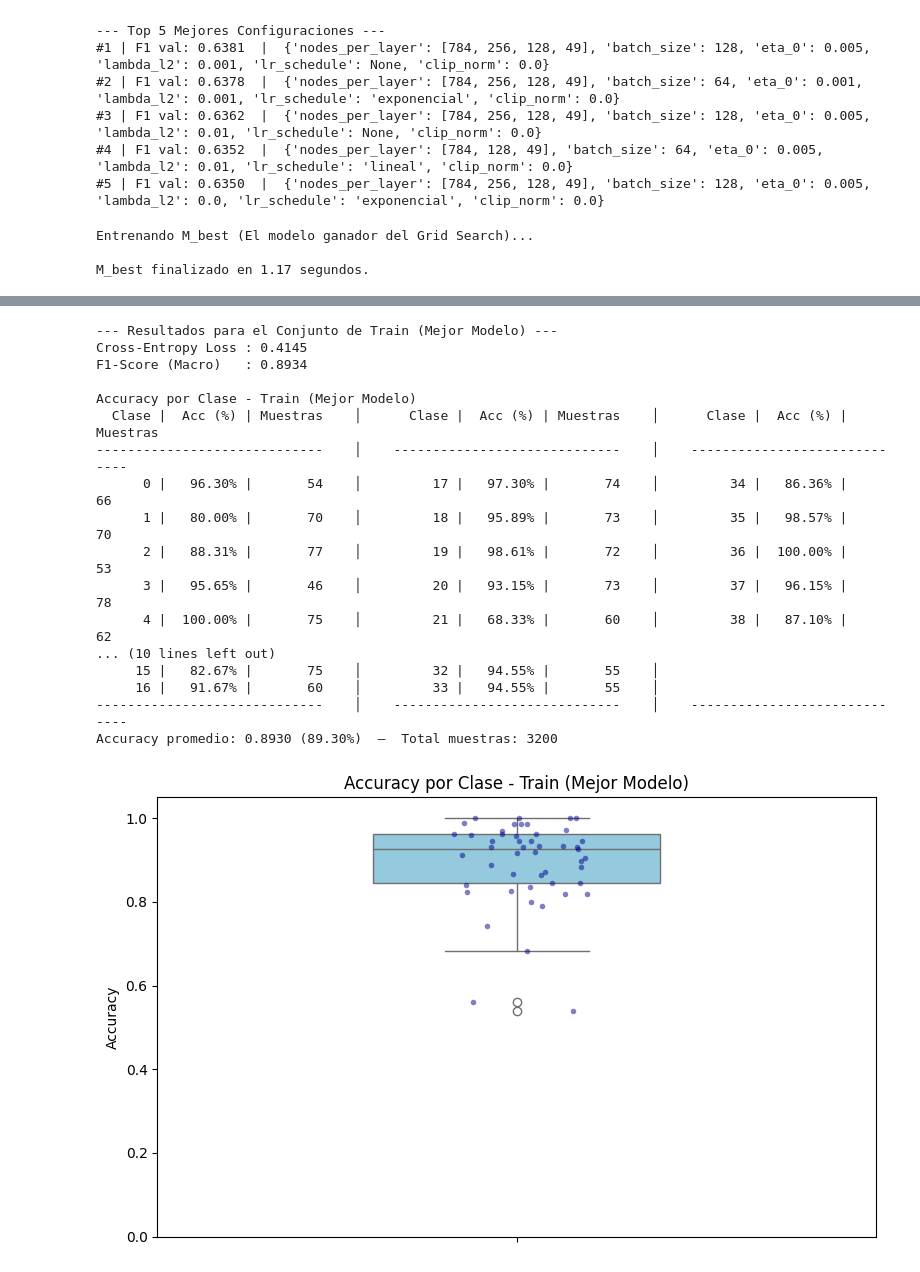
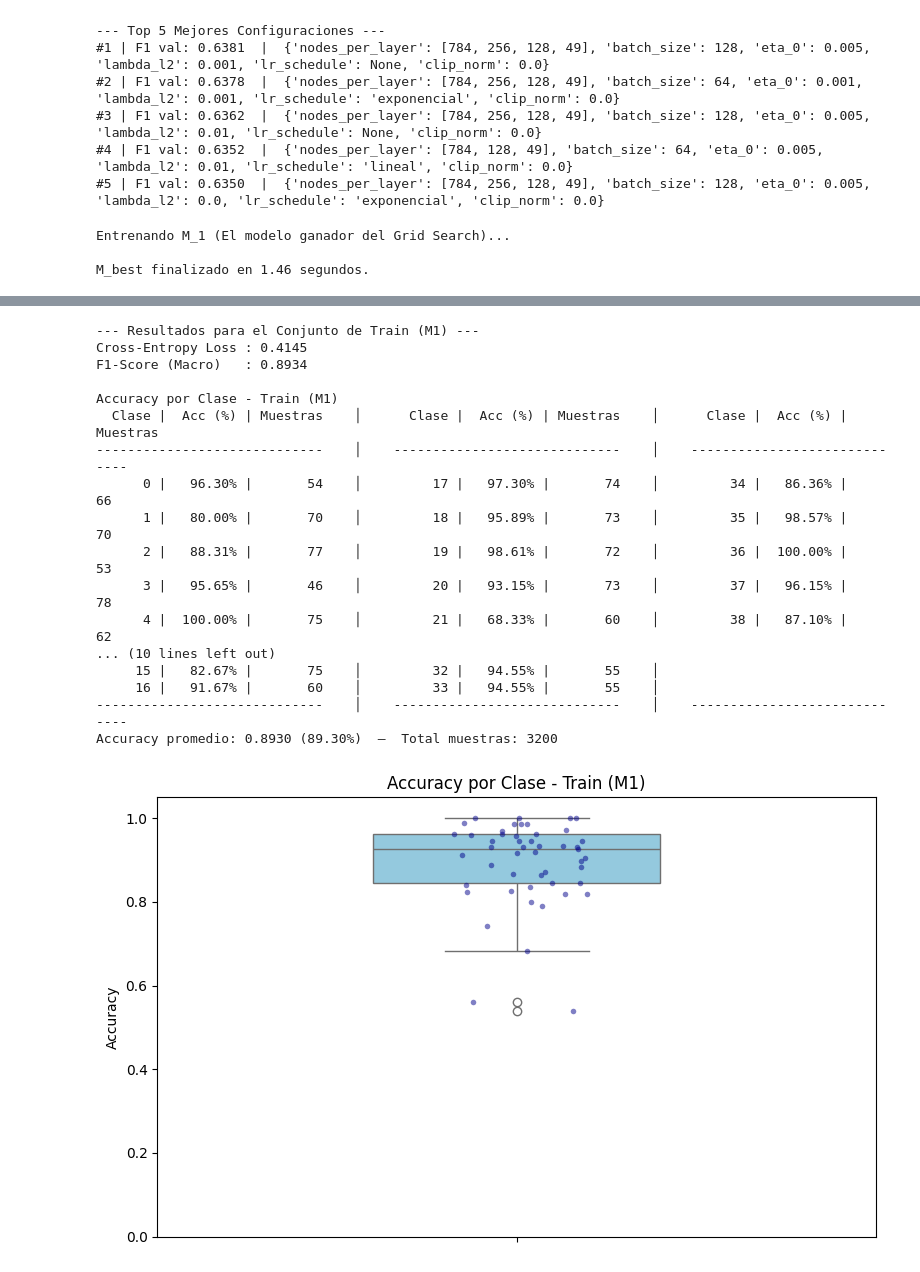
Before and after one commit to Santicar575/TP3_ML_Redes_Neuronales, a Jupyter notebook: notebooks/Entrega_TP3.ipynb, the cells around one changed output, grey strips where cells are left out. Saved outputs shown, nothing was run; the diff lists cells and outputs as text; code cells hidden in the pictures.

Commit message:
termino comparacion de modelos

```diff
--- a/notebooks/Entrega_TP3.ipynb
+++ b/notebooks/Entrega_TP3.ipynb
@@ -1373,33 +1400,32 @@ Mejor: {'nodes_per_layer': [784, 256, 128, 49], 'batch_size': 128, 'eta_0': 0.00
 #4 | F1 val: 0.6352  |  {'nodes_per_layer': [784, 128, 49], 'batch_size': 64, 'eta_0': 0.005, 'lambda_l2': 0.01, 'lr_schedule': 'lineal', 'clip_norm': 0.0}
 #5 | F1 val: 0.6350  |  {'nodes_per_layer': [784, 256, 128, 49], 'batch_size': 128, 'eta_0': 0.005, 'lambda_l2': 0.0, 'lr_schedule': 'exponencial', 'clip_norm': 0.0}
 # %%
+with open("../configs/M1.json", "r") as f:
+    config_M1 = json.load(f)
+best_params = config_M1["best_params"]
+
 print("Entrenando M_1 (El modelo ganador del Grid Search)...")
 
 # instancio el modelo con la mejor arquitectura encontrada
 nodes_per_layer_M1 = best_params.pop('nodes_per_layer')
-M_best = MLP(n_layers=3, nodes_per_layer=nodes_per_layer_M1, random_seed=RANDOM_SEED)
+M1 = MLP(n_layers=len(nodes_per_layer_M1) - 1, nodes_per_layer=nodes_per_layer_M1, random_seed=RANDOM_SEED)
 
-start_time_best = time.time()
+start_time_M1 = time.time()
 
 # entreno aplicando todos los mejores hiperparametros encontrados
-train_loss_best, val_loss_best = M_best.fit(
+train_loss_M1, val_loss_M1 = M1.fit(
     X_train_full, y_train_full,
     X_val=X_val_full, y_val=y_val_full,
-    epochs=300,
-    optimizer="adam",
-    early_stopping=True,
-    patience=10,
-    min_delta=0.001,
     **best_params,
 )
 
-time_best = time.time() - start_time_best
-print(f"\nM_best finalizado en {time_best:.2f} segundos.\n")
+time_M1 = time.time() - start_time_M1
+print(f"\nM_best finalizado en {time_M1:.2f} segundos.\n")
 
-# 3. Gráfico de la evolución del Costo
+# Gráfico de la evolución del Costo
 plt.figure(figsize=(10, 6))
-plt.plot(train_loss_best, label='Train')
-plt.plot(val_loss_best, label='Validation')
+plt.plot(train_loss_M1, label='Train')
+plt.plot(val_loss_M1, label='Validation')
 plt.title('Evolución del Costo (Cross-Entropy) - M1 (Grid Search)')
 plt.xlabel('Epochs')
 plt.ylabel('Loss')
@@ -1407,28 +1433,28 @@ plt.legend()
 plt.grid(True)
 plt.show()
 
-# 4. Evaluar en Train
-cm_train_best, accs_train_best = evaluate_model(
-    model=M_best,
+# Evaluar en Train
+cm_train_M1, accs_train_M1 = evaluate_model(
+    model=M1,
     X=X_train_full,
     y_one_hot=y_train_full,
     y_labels=y_train,
     num_classes=num_classes,
     name_set="Train (M1)"
 )
-plot_confusion_matrix(cm_train_best, title="Confusion Matrix - Train (M1)")
+plot_confusion_matrix(cm_train_M1, title="Confusion Matrix - Train (M1)")
 
-# 5. Evaluar en Validation
-cm_val_best, accs_val_best = evaluate_model(
-    model=M_best,
+# Evaluar en Validation
+cm_val_M1, accs_val_M1 = evaluate_model(
+    model=M1,
     X=X_val_full,
     y_one_hot=y_val_full,
     y_labels=y_val,
     num_classes=num_classes,
     name_set="Validation (M1)"
 )
-plot_confusion_matrix(cm_val_best, title="Confusion Matrix - Validation (M1)")
+plot_confusion_matrix(cm_val_M1, title="Confusion Matrix - Validation (M1)")
 # %% [output]
-Entrenando M_best (El modelo ganador del Grid Search)...
+Entrenando M_1 (El modelo ganador del Grid Search)...
 
-M_best finalizado en 1.17 segundos.
+M_best finalizado en 1.46 segundos.
@@ -1436,18 +1462,18 @@ M_best finalizado en 1.17 segundos.
---- Resultados para el Conjunto de Train (Mejor Modelo) ---
+--- Resultados para el Conjunto de Train (M1) ---
 Cross-Entropy Loss : 0.4145
 F1-Score (Macro)   : 0.8934
 
-Accuracy por Clase - Train (Mejor Modelo)
+Accuracy por Clase - Train (M1)
   Clase |  Acc (%) | Muestras    │      Clase |  Acc (%) | Muestras    │      Clase |  Acc (%) | Muestras
 -----------------------------    │    -----------------------------    │    -----------------------------
       0 |   96.30% |       54    │         17 |   97.30% |       74    │         34 |   86.36% |       66
       1 |   80.00% |       70    │         18 |   95.89% |       73    │         35 |   98.57% |       70
       2 |   88.31% |       77    │         19 |   98.61% |       72    │         36 |  100.00% |       53
       3 |   95.65% |       46    │         20 |   93.15% |       73    │         37 |   96.15% |       78
       4 |  100.00% |       75    │         21 |   68.33% |       60    │         38 |   87.10% |       62
 ... (10 lines left out)
      15 |   82.67% |       75    │         32 |   94.55% |       55    │
      16 |   91.67% |       60    │         33 |   94.55% |       55    │
 -----------------------------    │    -----------------------------    │    -----------------------------
 Accuracy promedio: 0.8930 (89.30%)  —  Total muestras: 3200
-[figure, old version]
+[figure, new version]
```
Also changed, not shown: parts of 18 cells of this notebook, 13 other files.
